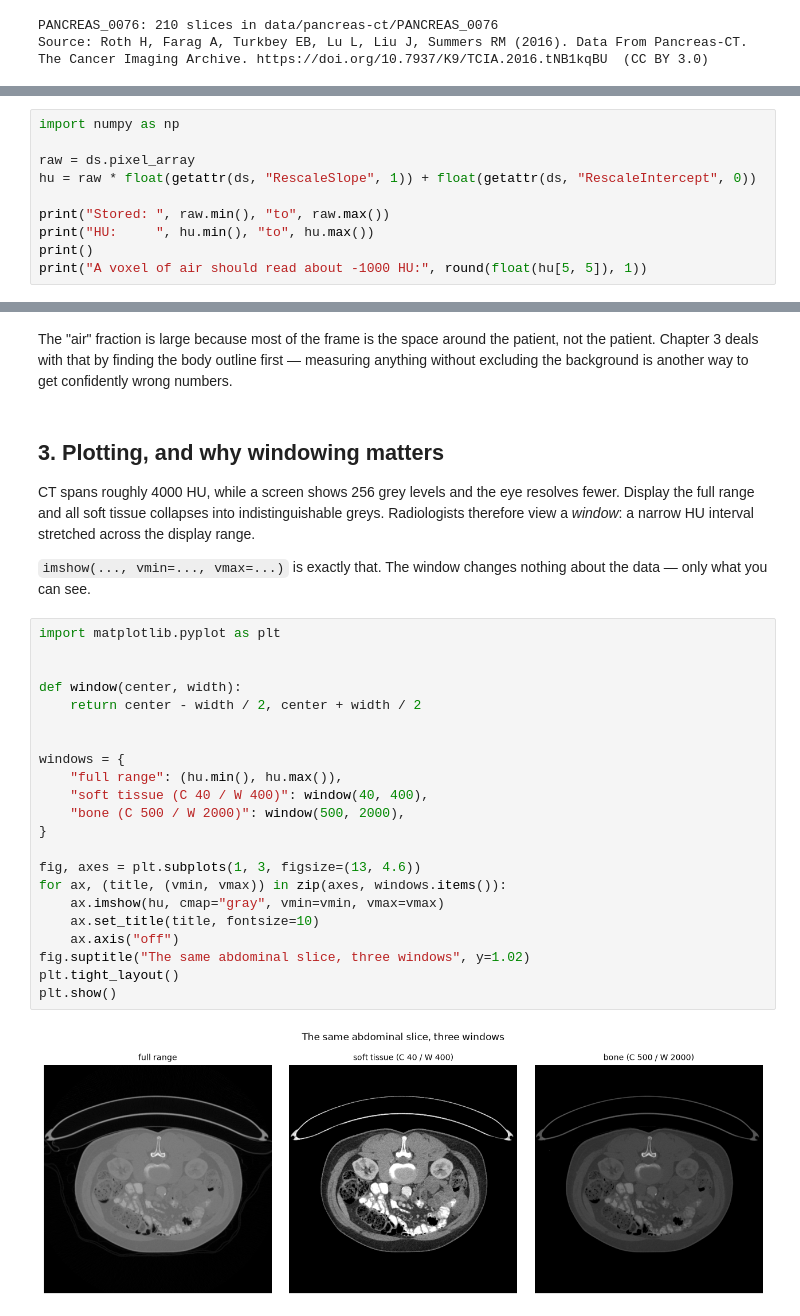
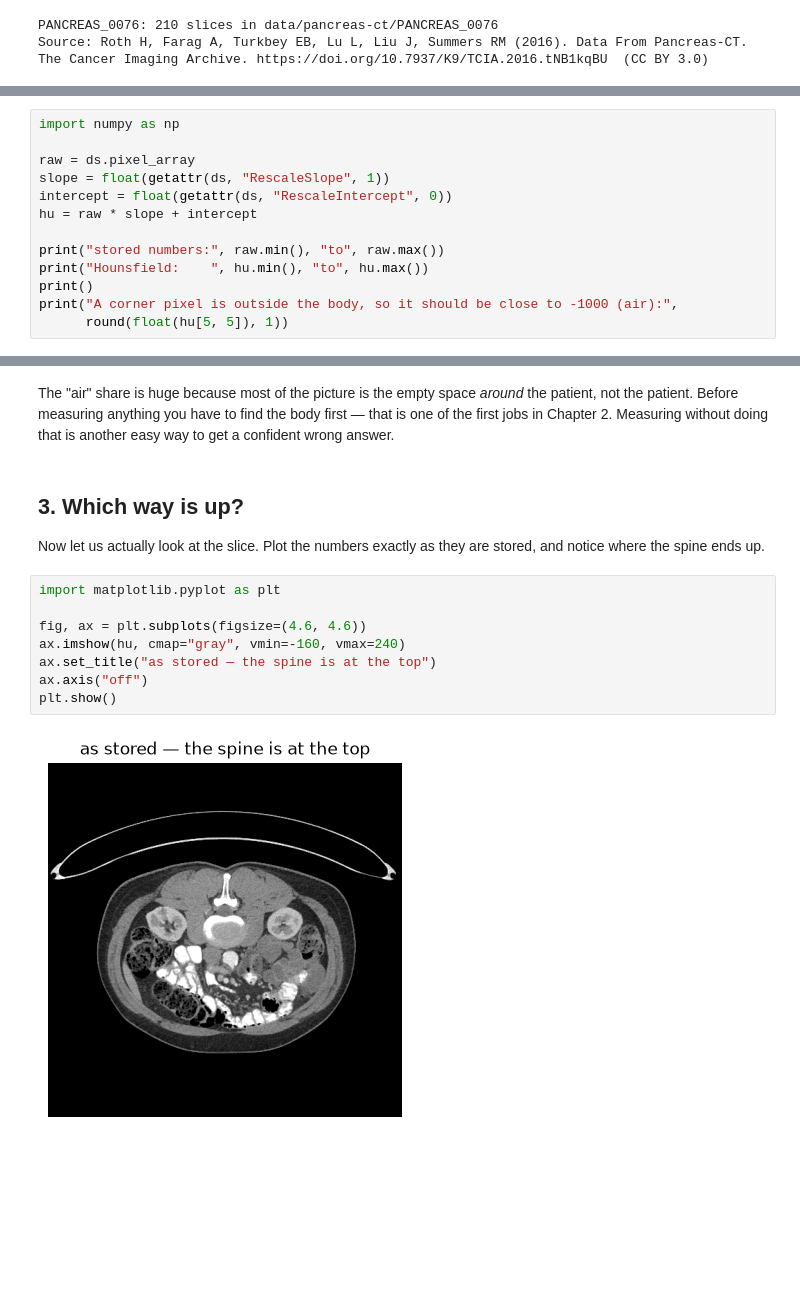
Before and after one commit to choilab-jefferson/medimage, a Jupyter notebook: Chapter1_Exploration.ipynb, the cells around one changed output, grey strips where cells are left out. Drawn from its saved outputs; the diff is of its cells as text; blank space fills up the shorter version.

```diff
--- a/Chapter1_Exploration.ipynb
+++ b/Chapter1_Exploration.ipynb
@@ -172,10 +195,13 @@ plausible and every number computed from it is wrong.
 import numpy as np
 
 raw = ds.pixel_array
-hu = raw * float(getattr(ds, "RescaleSlope", 1)) + float(getattr(ds, "RescaleIntercept", 0))
+slope = float(getattr(ds, "RescaleSlope", 1))
+intercept = float(getattr(ds, "RescaleIntercept", 0))
+hu = raw * slope + intercept
 
-print("Stored: ", raw.min(), "to", raw.max())
-print("HU:     ", hu.min(), "to", hu.max())
+print("stored numbers:", raw.min(), "to", raw.max())
+print("Hounsfield:    ", hu.min(), "to", hu.max())
 print()
-print("A voxel of air should read about -1000 HU:", round(float(hu[5, 5]), 1))
+print("A corner pixel is outside the body, so it should be close to -1000 (air):",
+      round(float(hu[5, 5]), 1))
 # %% [output]
@@ -217,38 +244,20 @@ bone     [  150,  3000) HU     3.0% of the slice
 # %% [markdown]
-The "air" fraction is large because most of the frame is the space around the patient, not the
-patient. Chapter 3 deals with that by finding the body outline first — measuring anything without
-excluding the background is another way to get confidently wrong numbers.
+The "air" share is huge because most of the picture is the empty space *around* the patient, not
+the patient. Before measuring anything you have to find the body first — that is one of the first
+jobs in Chapter 2. Measuring without doing that is another easy way to get a confident wrong answer.
 # %% [markdown]
-## 3. Plotting, and why windowing matters
+## 3. Which way is up?
 
-CT spans roughly 4000 HU, while a screen shows 256 grey levels and the eye resolves fewer. Display
-the full range and all soft tissue collapses into indistinguishable greys. Radiologists therefore
-view a *window*: a narrow HU interval stretched across the display range.
-
-`imshow(..., vmin=..., vmax=...)` is exactly that. The window changes nothing about the data — only
-what you can see.
+Now let us actually look at the slice. Plot the numbers exactly as they are stored, and notice
+where the spine ends up.
 # %%
 import matplotlib.pyplot as plt
 
-
-def window(center, width):
-    return center - width / 2, center + width / 2
-
-
-windows = {
-    "full range": (hu.min(), hu.max()),
-    "soft tissue (C 40 / W 400)": window(40, 400),
-    "bone (C 500 / W 2000)": window(500, 2000),
-}
-
-fig, axes = plt.subplots(1, 3, figsize=(13, 4.6))
-for ax, (title, (vmin, vmax)) in zip(axes, windows.items()):
-    ax.imshow(hu, cmap="gray", vmin=vmin, vmax=vmax)
-    ax.set_title(title, fontsize=10)
-    ax.axis("off")
-fig.suptitle("The same abdominal slice, three windows", y=1.02)
-plt.tight_layout()
+fig, ax = plt.subplots(figsize=(4.6, 4.6))
+ax.imshow(hu, cmap="gray", vmin=-160, vmax=240)
+ax.set_title("as stored — the spine is at the top")
+ax.axis("off")
 plt.show()
 # %% [output]
-[figure, old version]
+[figure, new version]
 # %% [markdown]
```
Also changed, not shown: parts of 42 cells of this notebook, 3 other files.
